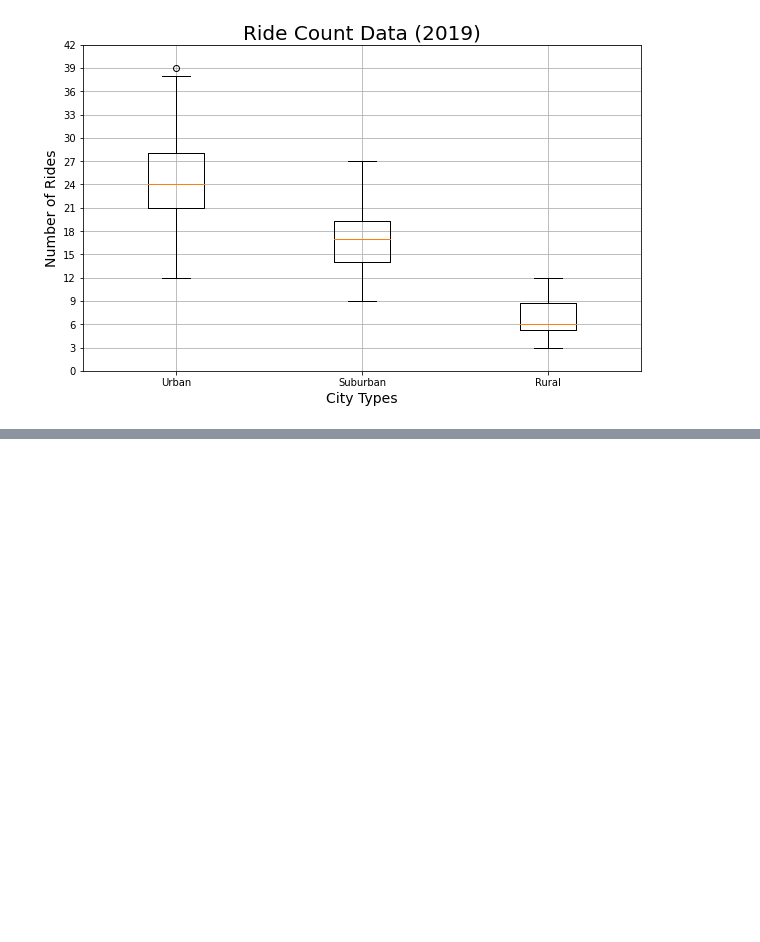
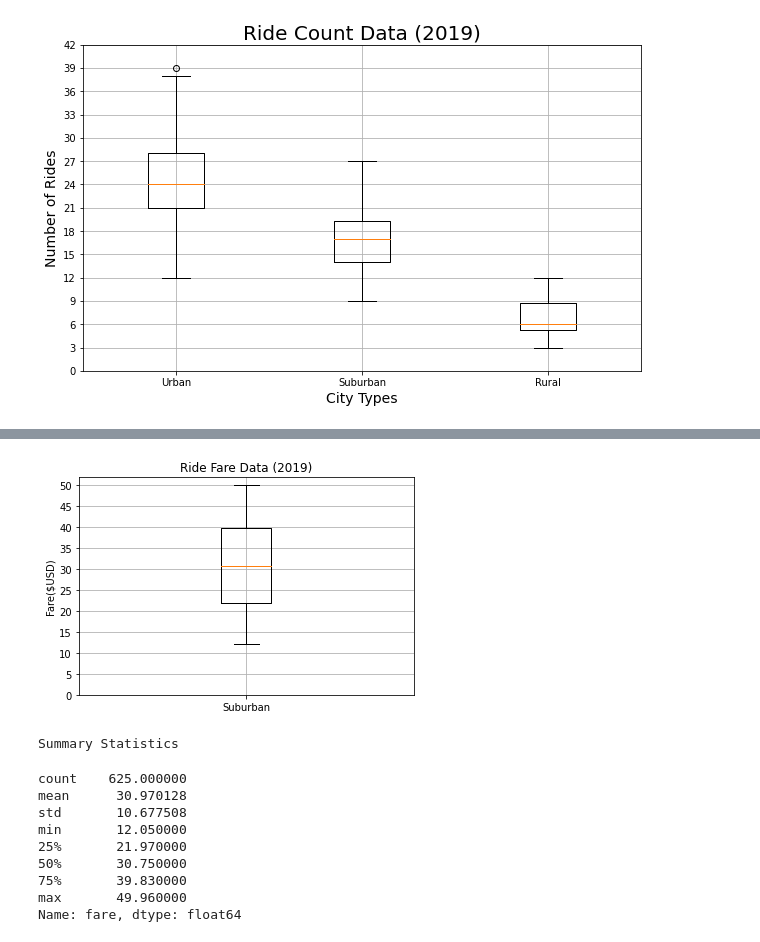
Before and after one commit to rachelc313/PyBer_Analysis, a Jupyter notebook: PyBer.ipynb, the cells around one changed output, grey strips where cells are left out. Drawn from its saved outputs; the diff is of its cells as text; code cells hidden in the pictures; blank space fills up the shorter version.

```diff
--- a/PyBer.ipynb
+++ b/PyBer.ipynb
@@ -805,0 +859,44 @@ plt.show()
+# %%
+# Create a box-and-whisker plot for the suburban fare data
+
+# Set variable for x_labels to pass into labels for x-axis
+x_labels = ["Suburban"]
+
+# Set type (ax)
+fig, ax = plt.subplots()
+
+# Specify type of plot and set x and y axes
+ax.boxplot(suburban_fares, labels=x_labels)
+
+# Add the title
+ax.set_title('Ride Fare Data (2019)')
+
+# Set y-axis label
+ax.set_ylabel('Fare($USD)')
+
+# Add y ticks to start at 0 end at 51 and increment by 5
+ax.set_yticks(np.arange(0, 51, step=5.0))
+
+# Add grid
+ax.grid()
+
+#Verify
+plt.show()
+
+# Print statement
+print(f"Summary Statistics")
+
+# Print stats for suburban fares
+suburban_fares.describe()
+# %% [output]
+[figure, added]
+Summary Statistics
+count    625.000000
+mean      30.970128
+std       10.677508
+min       12.050000
+25%       21.970000
+50%       30.750000
+75%       39.830000
+max       49.960000
+Name: fare, dtype: float64
```
Also changed, not shown: parts of 11 cells of this notebook, 2 other files.
